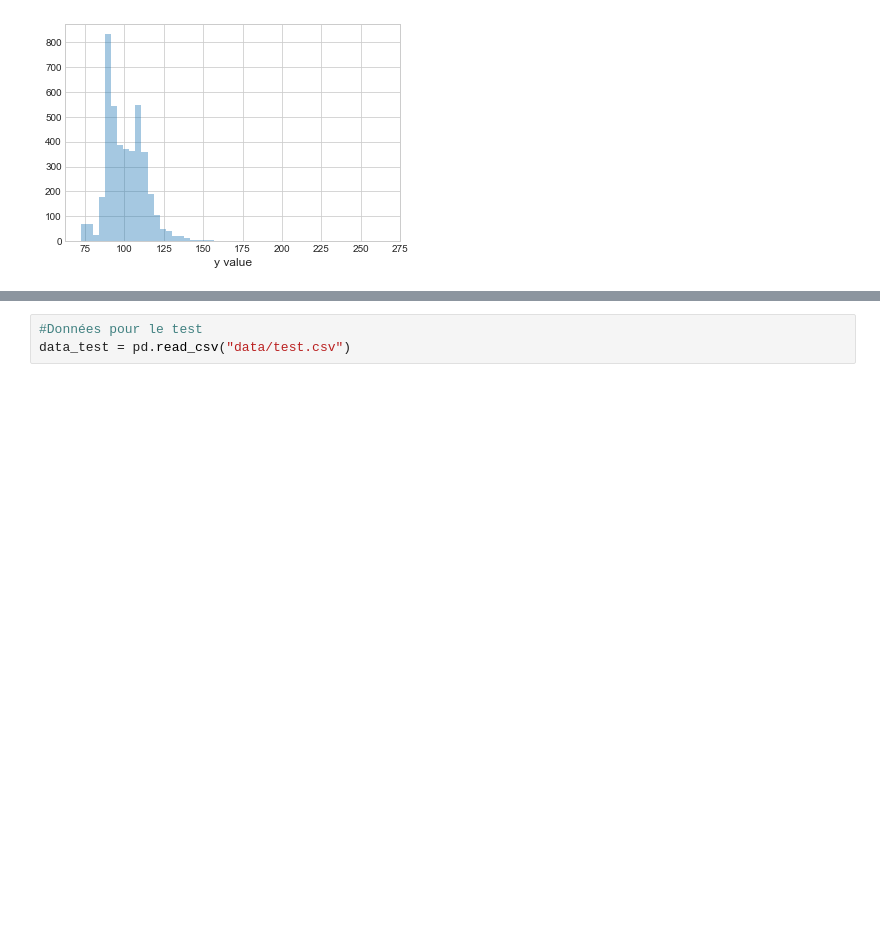
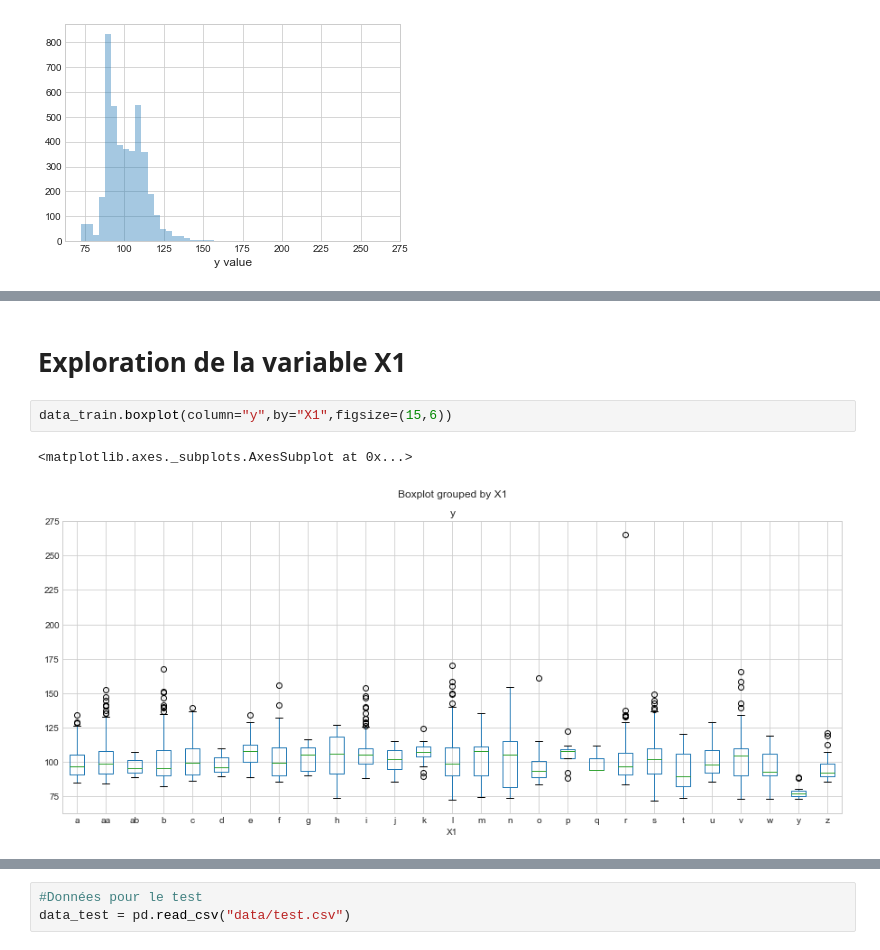
Before and after one commit to roudmane1/mercedes_benz, a Jupyter notebook: Mercedes-Benz.ipynb, the cells around one changed output, grey strips where cells are left out. Saved outputs shown, nothing was run; the diff lists cells and outputs as text; blank space fills up the shorter version.

```diff
--- a/Mercedes-Benz.ipynb
+++ b/Mercedes-Benz.ipynb
@@ -219,0 +245,7 @@ plt.show()
+# %% [markdown]
+# Exploration de la variable X1
+# %%
+data_train.boxplot(column="y",by="X1",figsize=(15,6))
+# %% [output]
+<matplotlib.axes._subplots.AxesSubplot at 0x...>
+[figure, added]
```
Also changed, not shown: parts of 55 cells of this notebook, 10 other files.
